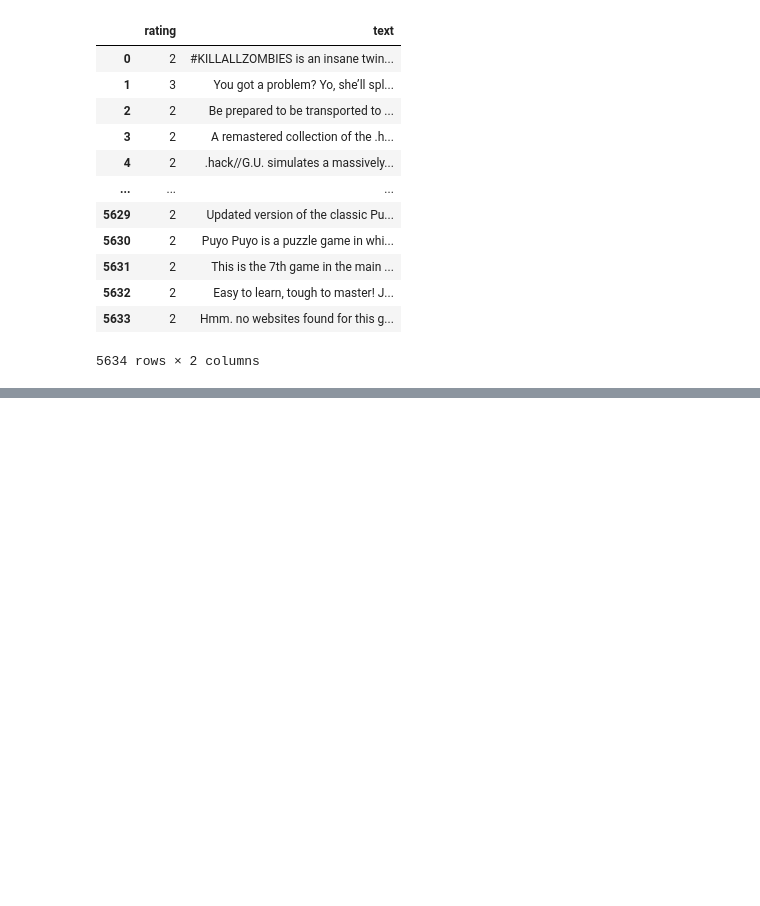
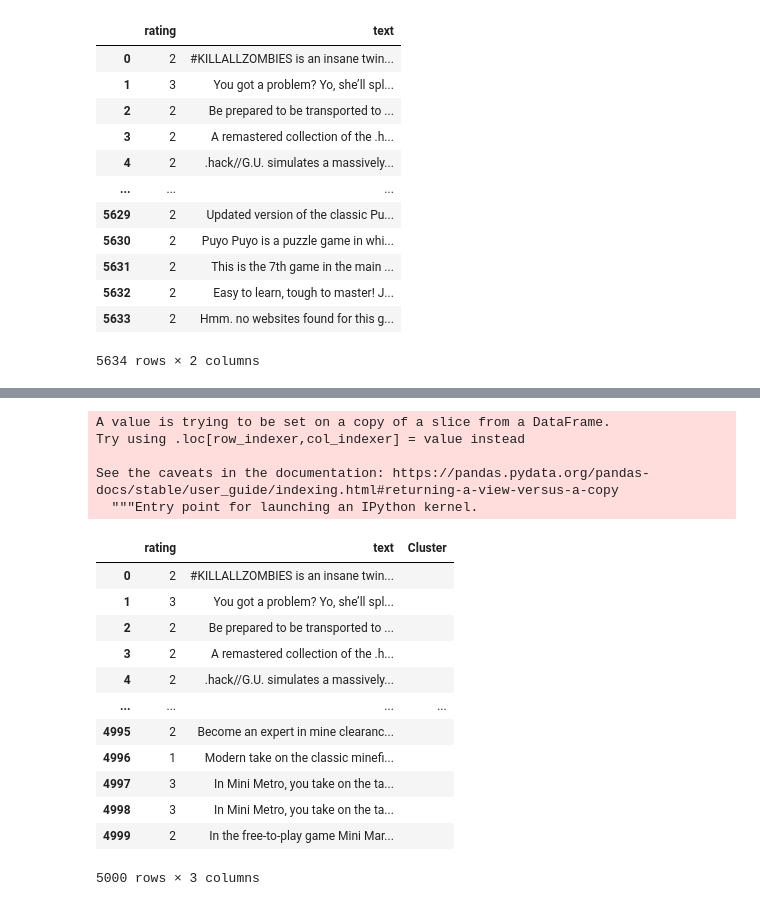
Before and after one commit to wclewett/Video-Game-Success-Predictor, a Jupyter notebook: python/ML exploration.ipynb, the cells around one changed output, grey strips where cells are left out. Saved outputs shown, nothing was run; the diff lists cells and outputs as text; code cells hidden in the pictures; blank space fills up the shorter version.

```diff
--- a/python/ML exploration.ipynb
+++ b/python/ML exploration.ipynb
@@ -183,0 +229,3 @@ test_df
+# %%
+train_df = test_df[0:5000]
+train_df
@@ -183,0 +246,22 @@ test_df
+# %%
+train_df['Cluster'] = ''
+train_df
+# %% [output]
+A value is trying to be set on a copy of a slice from a DataFrame.
+Try using .loc[row_indexer,col_indexer] = value instead
+
+See the caveats in the documentation: https://pandas.pydata.org/pandas-docs/stable/user_guide/indexing.html#returning-a-view-versus-a-copy
+  """Entry point for launching an IPython kernel.
+|  | rating | text | Cluster |
+| 0 | 2 | #KILLALLZOMBIES is an insane twin... |  |
+| 1 | 3 | You got a problem? Yo, she’ll spl... |  |
+| 2 | 2 | Be prepared to be transported to ... |  |
+| 3 | 2 | A remastered collection of the .h... |  |
+| 4 | 2 | .hack//G.U. simulates a massively... |  |
+| ... | ... | ... | ... |
+| 4995 | 2 | Become an expert in mine clearanc... |  |
+| 4996 | 1 | Modern take on the classic minefi... |  |
+| 4997 | 3 | In Mini Metro, you take on the ta... |  |
+| 4998 | 3 | In Mini Metro, you take on the ta... |  |
+| 4999 | 2 | In the free-to-play game Mini Mar... |  |
+5000 rows × 3 columns
```
Also changed, not shown: parts of 11 cells of this notebook, 8 other files.
